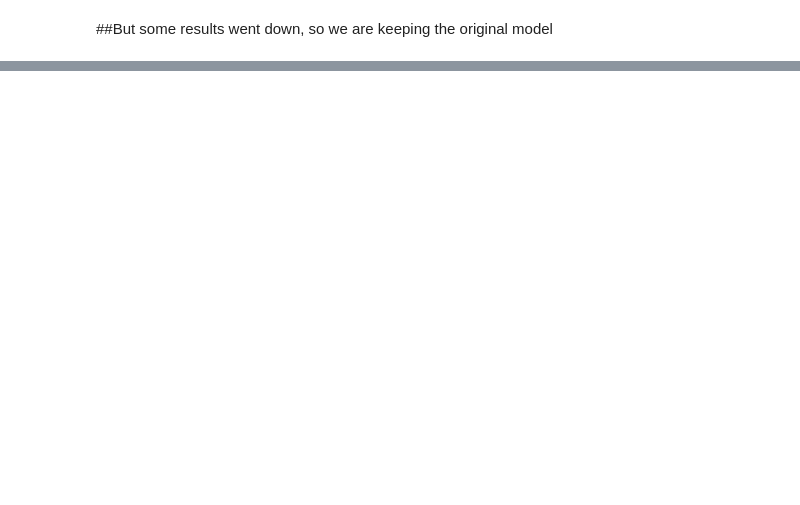
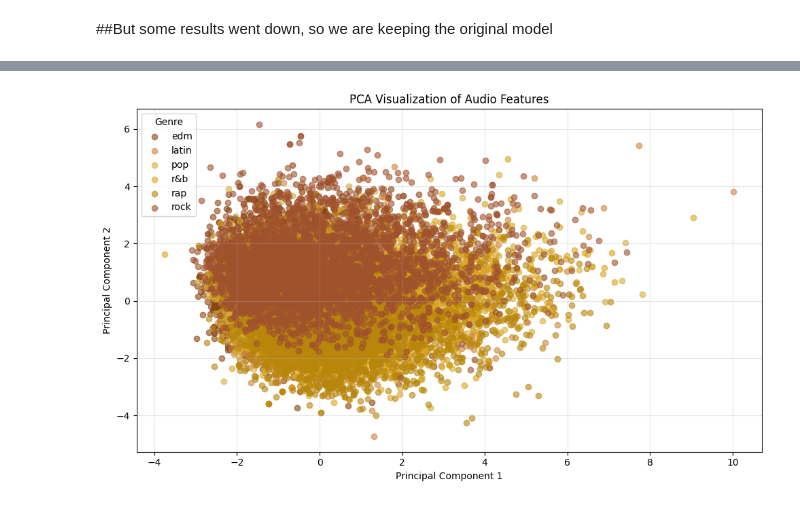
Before and after one commit to marwahfaraj/music-genre-classification_with_app, a Jupyter notebook: 03_modeling.ipynb, the cells around one changed output, grey strips where cells are left out. Cells and saved outputs as stored; diff of their text form; code cells hidden in the pictures; blank space fills up the shorter version.

```diff
--- a/03_modeling.ipynb
+++ b/03_modeling.ipynb
@@ -393,0 +401,36 @@ weighted avg       0.60      0.61      0.60      5666
+# %%
+import os
+import matplotlib.pyplot as plt # Import pyplot
+import numpy as np # Import numpy if needed
+from sklearn.decomposition import PCA # Import PCA if needed
+
+# Ensure the directory exists
+if not os.path.exists('images/models'):
+    os.makedirs('images/models')
+
+# Set up white background and golden color scheme
+plt.style.use('default') # Use default style for white background
+golden_palette = ['#8B4513', '#CD853F', '#D4AF37', '#DAA520', '#B8860B', '#A0522D'] # Adjusted golden palette
+
+
+# PCA for dimensionality reduction (for visualization)
+pca = PCA(n_components=2)
+X_pca = pca.fit_transform(X_train_scaled)
+
+plt.figure(figsize=(10, 6))
+for i, genre in enumerate(np.unique(y_train)):
+    plt.scatter(X_pca[y_train == genre, 0],
+                X_pca[y_train == genre, 1],
+                label=genre_encoder.inverse_transform([genre])[0],
+                alpha=0.6,
+                color=golden_palette[i % len(golden_palette)])
+plt.title('PCA Visualization of Audio Features')
+plt.xlabel('Principal Component 1')
+plt.ylabel('Principal Component 2')
+plt.legend(title='Genre')
+plt.grid(alpha=0.3)
+plt.tight_layout()
+plt.savefig('images/models/pca_visualization.png')
+plt.show()
+# %% [output]
+[figure, added]
```
Also changed, not shown: parts of 92 cells of this notebook, 22 other files.
